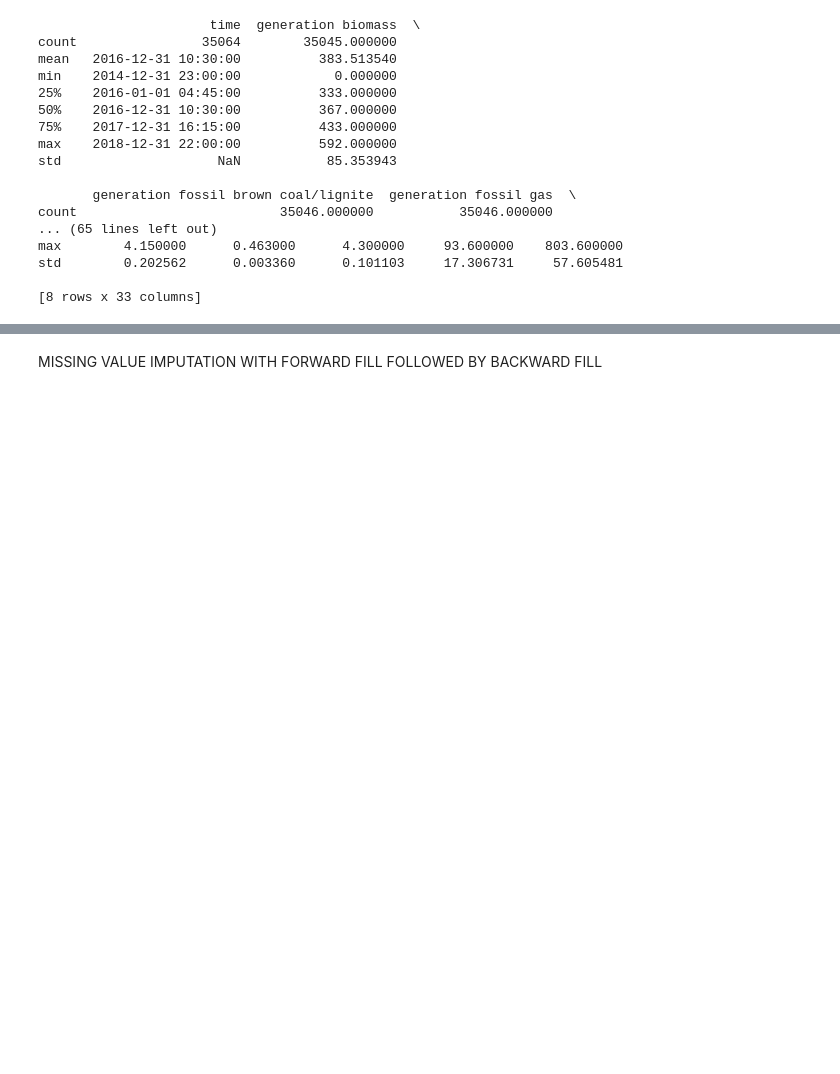
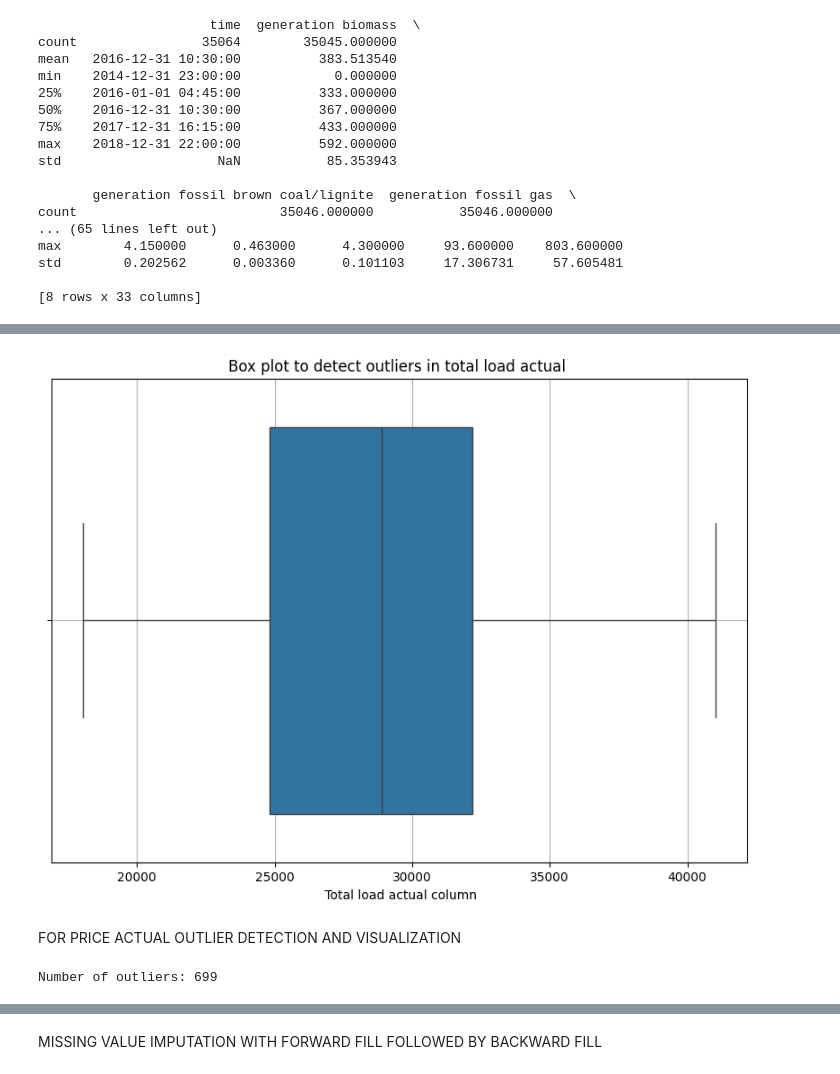
Before and after one commit to springboardmentor140/Electricity-Demand-Forecasting, a Jupyter notebook: Soumita Bhattacharjee/Springboard_Soumita.ipynb, the cells around one changed output, grey strips where cells are left out. Saved outputs shown, nothing was run; the diff lists cells and outputs as text; code cells hidden in the pictures; blank space fills up the shorter version.

```diff
--- a/Soumita Bhattacharjee/Springboard_Soumita.ipynb
+++ b/Soumita Bhattacharjee/Springboard_Soumita.ipynb
@@ -172,0 +210,37 @@ std        0.202562      0.003360      0.101103     17.306731     57.605481
+# %%
+import seaborn as sns
+import matplotlib.pyplot as plt
+plt.figure(figsize=(10,7))
+sns.boxplot(x=merged_df['total load actual'])
+plt.title("Box plot to detect outliers in total load actual ")
+plt.xlabel(" Total load actual column")
+plt.grid(True)
+plt.show()
+# %% [output]
+[figure, added]
+# %% [markdown]
+FOR PRICE ACTUAL OUTLIER DETECTION AND VISUALIZATION
+# %%
+
+                                              #OUTLIER DETECTION
+
+#The Interquartile Range (IQR) is a robust statistical measure of variability used to identify outliers in a dataset.
+###The IQR method uses thresholds to define outlier boundaries:
+###Lower whisker: Q1 - 1.5 * IQR
+###Upper whisker: Q3 + 1.5 * IQR
+###Data points below the lower whisker or above the upper whisker are considered potential outliers.
+
+
+Q1 = merged_df.copy()['price actual'].quantile(0.25)
+Q3 = merged_df.copy()['price actual'].quantile(0.75)
+IQR = Q3 - Q1
+
+
+lower_bound = Q1 - 1.5 * IQR
+upper_bound = Q3 + 1.5 * IQR
+
+
+outliers = merged_df.copy()[(merged_df.copy()['price actual'] < lower_bound) | (merged_df.copy()['price actual'] > upper_bound)]
+print(f"Number of outliers: {len(outliers)}")
+# %% [output]
+Number of outliers: 699
```
Also changed, not shown: parts of 65 cells of this notebook, 1 other file.
